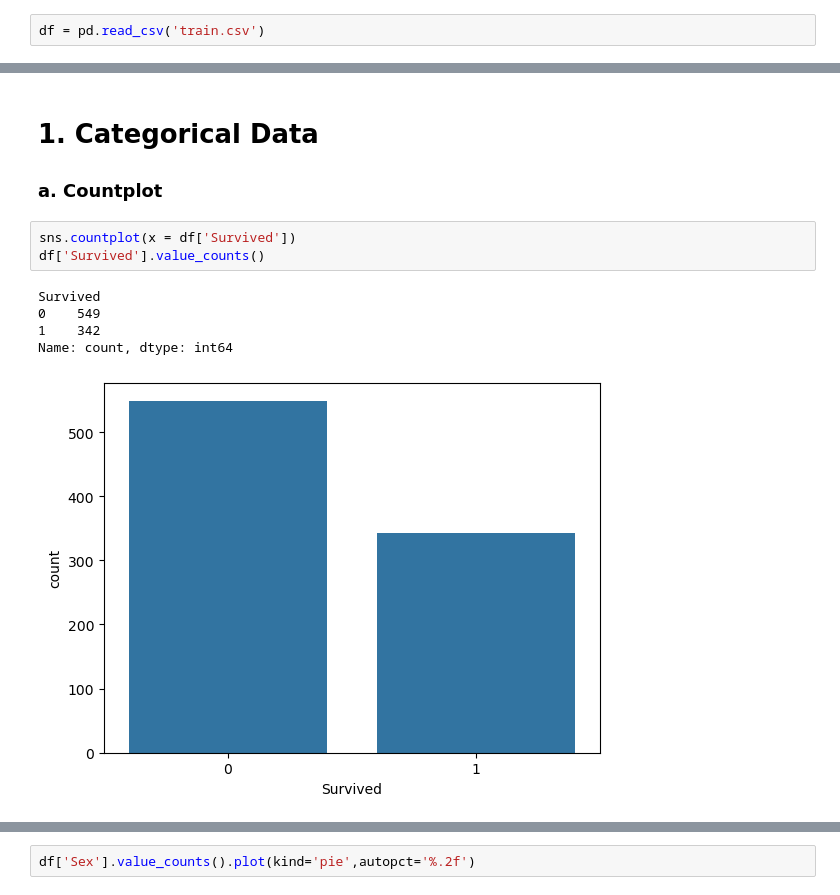
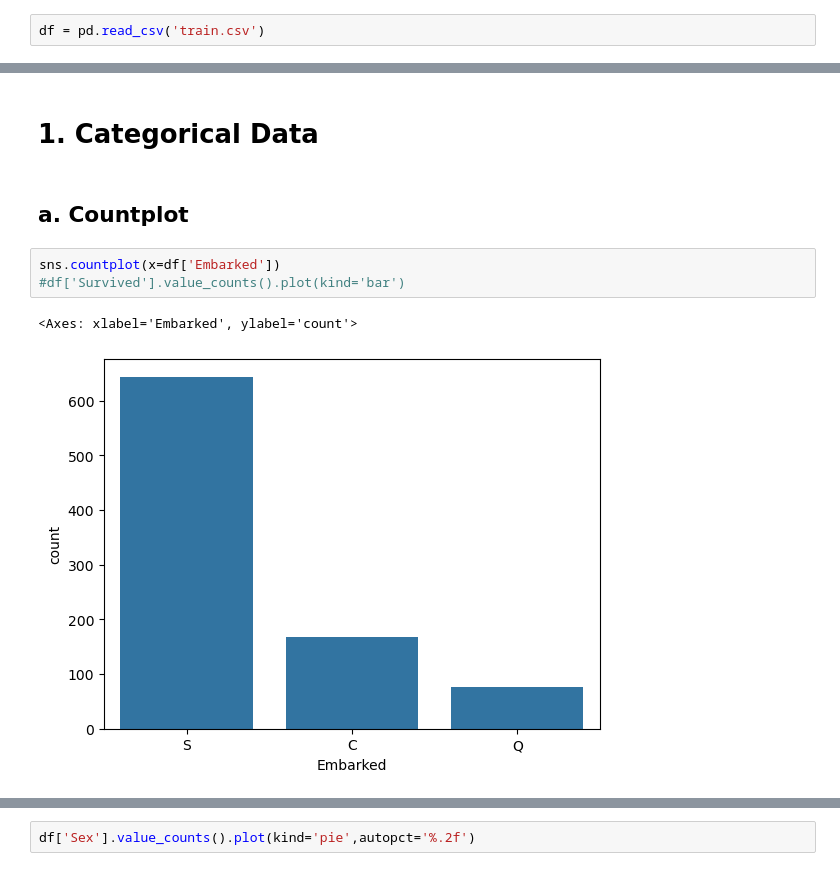
Before and after one commit to SparksFlash/100-days-of-machine-learning, a Jupyter notebook: Day20-univariate-analysis/day20.ipynb, the cells around one changed output, grey strips where cells are left out. Cells and saved outputs as stored; diff of their text form.

```diff
--- a/Day20-univariate-analysis/day20.ipynb
+++ b/Day20-univariate-analysis/day20.ipynb
@@ -14,13 +14,11 @@ df.head()
 | 4 | 5 | 0 | 3 | Allen, Mr. William Henry | male | 35.0 | 0 | 0 | 373450 | 8.0500 | ... |
 # %% [markdown]
 # 1. Categorical Data
-### a. Countplot
+# %% [markdown]
+## a. Countplot
 # %%
-sns.countplot(x = df['Survived'])
-df['Survived'].value_counts()
+sns.countplot(x=df['Embarked'])
+#df['Survived'].value_counts().plot(kind='bar')
 # %% [output]
-Survived
-0    549
-1    342
-Name: count, dtype: int64
+<Axes: xlabel='Embarked', ylabel='count'>
-[figure, old version]
+[figure, new version]
```
Also changed, not shown: parts of 14 cells of this notebook.
